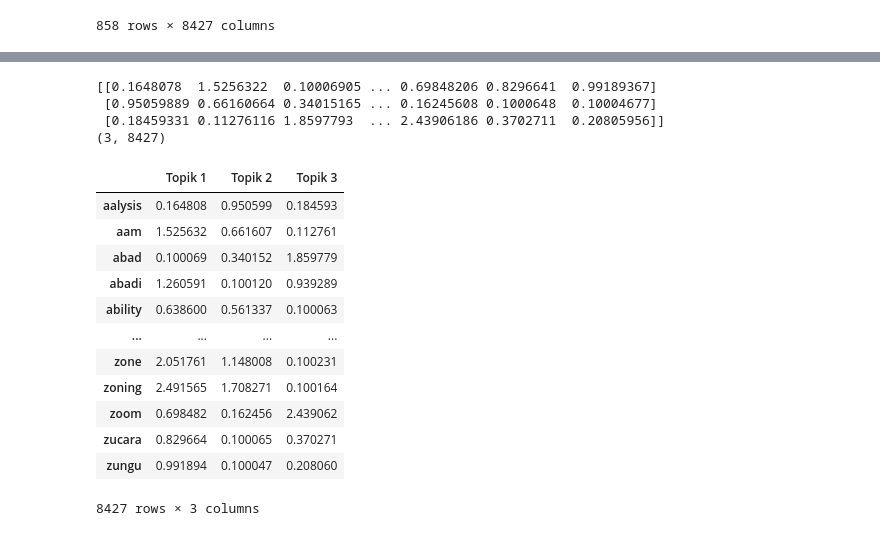
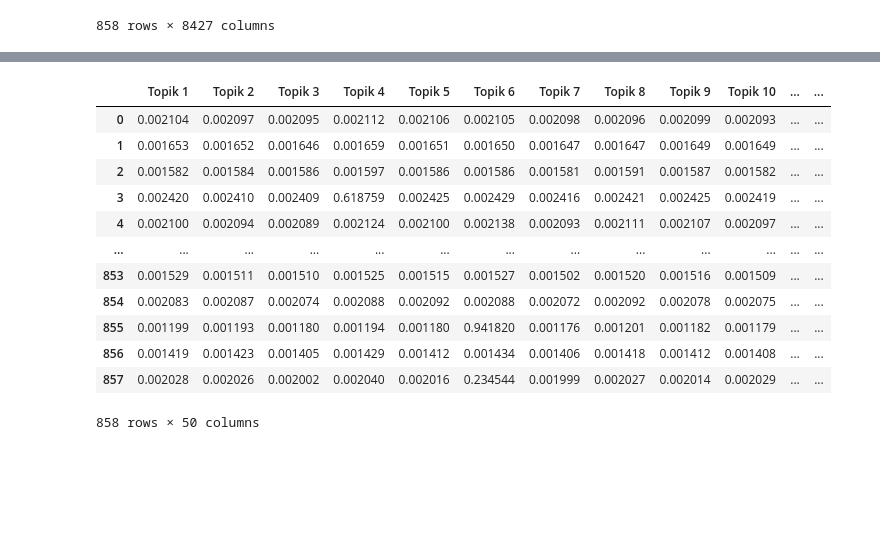
Before and after one commit to ArbilShofiyurrahman/ppw, a Jupyter notebook: _sources/tugas-ppw/Tugas3LDA.ipynb, the cells around one changed output, grey strips where cells are left out. Drawn from its saved outputs; the diff is of its cells as text; code cells hidden in the pictures; blank space fills up the shorter version.

```diff
--- a/_sources/tugas-ppw/Tugas3LDA.ipynb
+++ b/_sources/tugas-ppw/Tugas3LDA.ipynb
@@ -61,3 +164,10 @@ n_components=3,  topic_word_prior=0.1, doc_topic_prior=0.2
 # %%
-lda = LatentDirichletAllocation(n_components=3, doc_topic_prior=0.2, topic_word_prior=0.1,random_state=42,max_iter=1)
-lda_top=lda.fit_transform(df_tf)
+from sklearn.decomposition import LatentDirichletAllocation
+import numpy as np
+
+lda_results = []
+
+for n in range(1, 51):
+    lda = LatentDirichletAllocation(n_components=n, doc_topic_prior=0.2, topic_word_prior=0.1, random_state=42, max_iter=1)
+    lda_top = lda.fit_transform(df_tf)
+    lda_results.append(lda_top)
@@ -94,30 +173,0 @@ bobot
-# %%
-print(lda.components_)
-print(lda.components_.shape)  # (no_of_topics*no_of_words)
-# %% [output]
-[[0.1648078  1.5256322  0.10006905 ... 0.69848206 0.8296641  0.99189367]
- [0.95059889 0.66160664 0.34015165 ... 0.16245608 0.1000648  0.10004677]
- [0.18459331 0.11276116 1.8597793  ... 2.43906186 0.3702711  0.20805956]]
-(3, 8427)
-# %%
-#bobot setiap kata terhadap topik
-label=[]
-for i in range (1,(lda.components_.shape[1]+1)):
-  masukan = df_tf.columns[i-1]
-  label.append(masukan)
-VT_tabel = pd.DataFrame(lda.components_,columns=label)
-VT_tabel.rename(index={0:"Topik 1",1:"Topik 2",2:"Topik 3"}).transpose()
-# %% [output]
-|  | Topik 1 | Topik 2 | Topik 3 |
-| aalysis | 0.164808 | 0.950599 | 0.184593 |
-| aam | 1.525632 | 0.661607 | 0.112761 |
-| abad | 0.100069 | 0.340152 | 1.859779 |
-| abadi | 1.260591 | 0.100120 | 0.939289 |
-| ability | 0.638600 | 0.561337 | 0.100063 |
-| ... | ... | ... | ... |
-| zone | 2.051761 | 1.148008 | 0.100231 |
-| zoning | 2.491565 | 1.708271 | 0.100164 |
-| zoom | 0.698482 | 0.162456 | 2.439062 |
-| zucara | 0.829664 | 0.100065 | 0.370271 |
-| zungu | 0.991894 | 0.100047 | 0.208060 |
-8427 rows × 3 columns
@@ -123,0 +178,16 @@ VT_tabel.rename(index={0:"Topik 1",1:"Topik 2",2:"Topik 3"}).transpose()
+# %%
+topik50
+# %% [output]
+|  | Topik 1 | Topik 2 | Topik 3 | Topik 4 | Topik 5 | Topik 6 | Topik 7 | Topik 8 | Topik 9 | Topik 10 | ... | ... |
+| 0 | 0.002104 | 0.002097 | 0.002095 | 0.002112 | 0.002106 | 0.002105 | 0.002098 | 0.002096 | 0.002099 | 0.002093 | ... | ... |
+| 1 | 0.001653 | 0.001652 | 0.001646 | 0.001659 | 0.001651 | 0.001650 | 0.001647 | 0.001647 | 0.001649 | 0.001649 | ... | ... |
+| 2 | 0.001582 | 0.001584 | 0.001586 | 0.001597 | 0.001586 | 0.001586 | 0.001581 | 0.001591 | 0.001587 | 0.001582 | ... | ... |
+| 3 | 0.002420 | 0.002410 | 0.002409 | 0.618759 | 0.002425 | 0.002429 | 0.002416 | 0.002421 | 0.002425 | 0.002419 | ... | ... |
+| 4 | 0.002100 | 0.002094 | 0.002089 | 0.002124 | 0.002100 | 0.002138 | 0.002093 | 0.002111 | 0.002107 | 0.002097 | ... | ... |
+| ... | ... | ... | ... | ... | ... | ... | ... | ... | ... | ... | ... | ... |
+| 853 | 0.001529 | 0.001511 | 0.001510 | 0.001525 | 0.001515 | 0.001527 | 0.001502 | 0.001520 | 0.001516 | 0.001509 | ... | ... |
+| 854 | 0.002083 | 0.002087 | 0.002074 | 0.002088 | 0.002092 | 0.002088 | 0.002072 | 0.002092 | 0.002078 | 0.002075 | ... | ... |
+| 855 | 0.001199 | 0.001193 | 0.001180 | 0.001194 | 0.001180 | 0.941820 | 0.001176 | 0.001201 | 0.001182 | 0.001179 | ... | ... |
+| 856 | 0.001419 | 0.001423 | 0.001405 | 0.001429 | 0.001412 | 0.001434 | 0.001406 | 0.001418 | 0.001412 | 0.001408 | ... | ... |
+| 857 | 0.002028 | 0.002026 | 0.002002 | 0.002040 | 0.002016 | 0.234544 | 0.001999 | 0.002027 | 0.002014 | 0.002029 | ... | ... |
+858 rows × 50 columns
```
Also changed, not shown: parts of 20 cells of this notebook, 15 other files.
